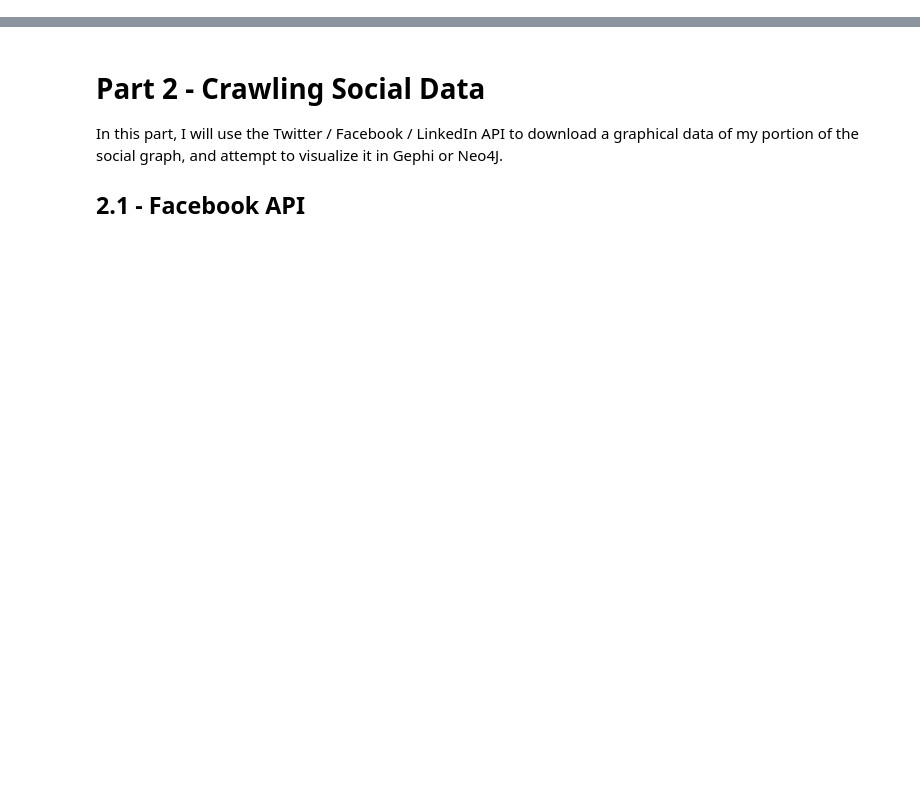
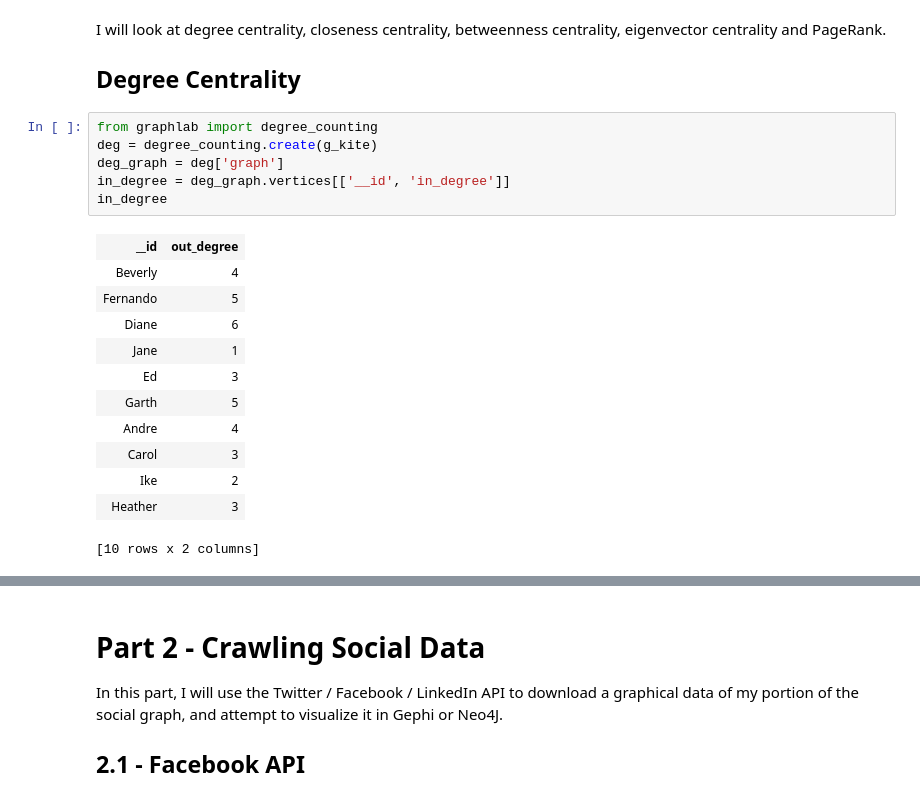
Before and after one commit to amorrowunm7/IndependentStudy, a Jupyter notebook: Week2/Independent Study Week 2 - Social Network Analysis.ipynb, the cells around one changed output, grey strips where cells are left out. Cells and saved outputs as stored; diff of their text form; blank space fills up the shorter version.

```diff
--- a/Week2/Independent Study Week 2 - Social Network Analysis.ipynb
+++ b/Week2/Independent Study Week 2 - Social Network Analysis.ipynb
@@ -45 +46,24 @@ PROGRESS: Parsing completed. Parsed 18 lines in 0.016303 secs.
 [interactive output not drawn]
+# %% [markdown]
+I will look at degree centrality, closeness centrality, betweenness centrality, eigenvector centrality and PageRank.
+
+## Degree Centrality
+# %%
+from graphlab import degree_counting
+deg = degree_counting.create(g_kite)
+deg_graph = deg['graph']
+in_degree = deg_graph.vertices[['__id', 'in_degree']]
+in_degree
+# %% [output]
+| __id | out_degree |
+| Beverly | 4 |
+| Fernando | 5 |
+| Diane | 6 |
+| Jane | 1 |
+| Ed | 3 |
+| Garth | 5 |
+| Andre | 4 |
+| Carol | 3 |
+| Ike | 2 |
+| Heather | 3 |
+[10 rows x 2 columns]
```
Also changed, not shown: parts of 28 cells of this notebook, 7 other files.
